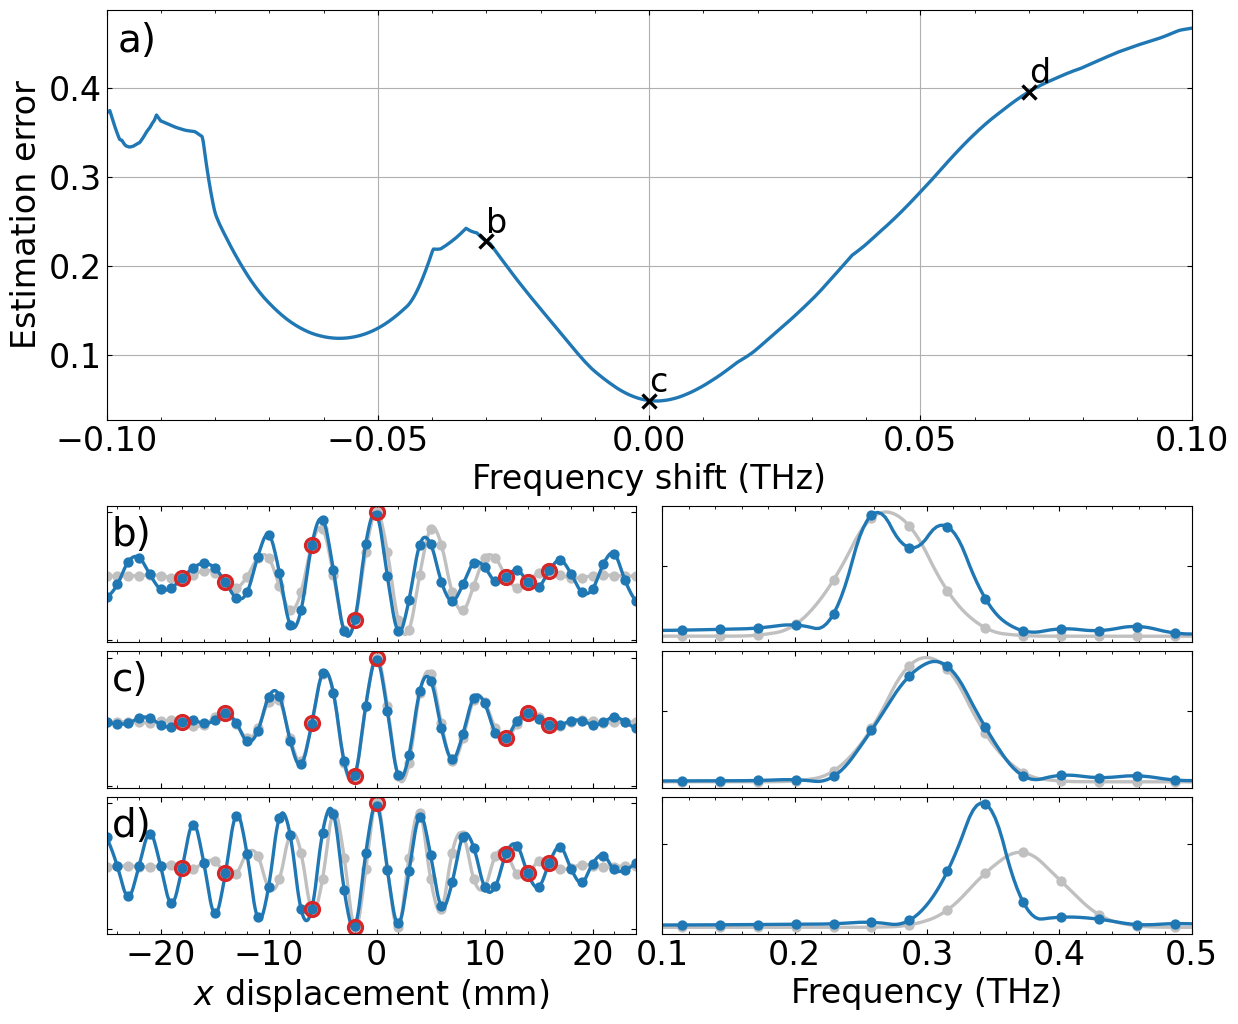
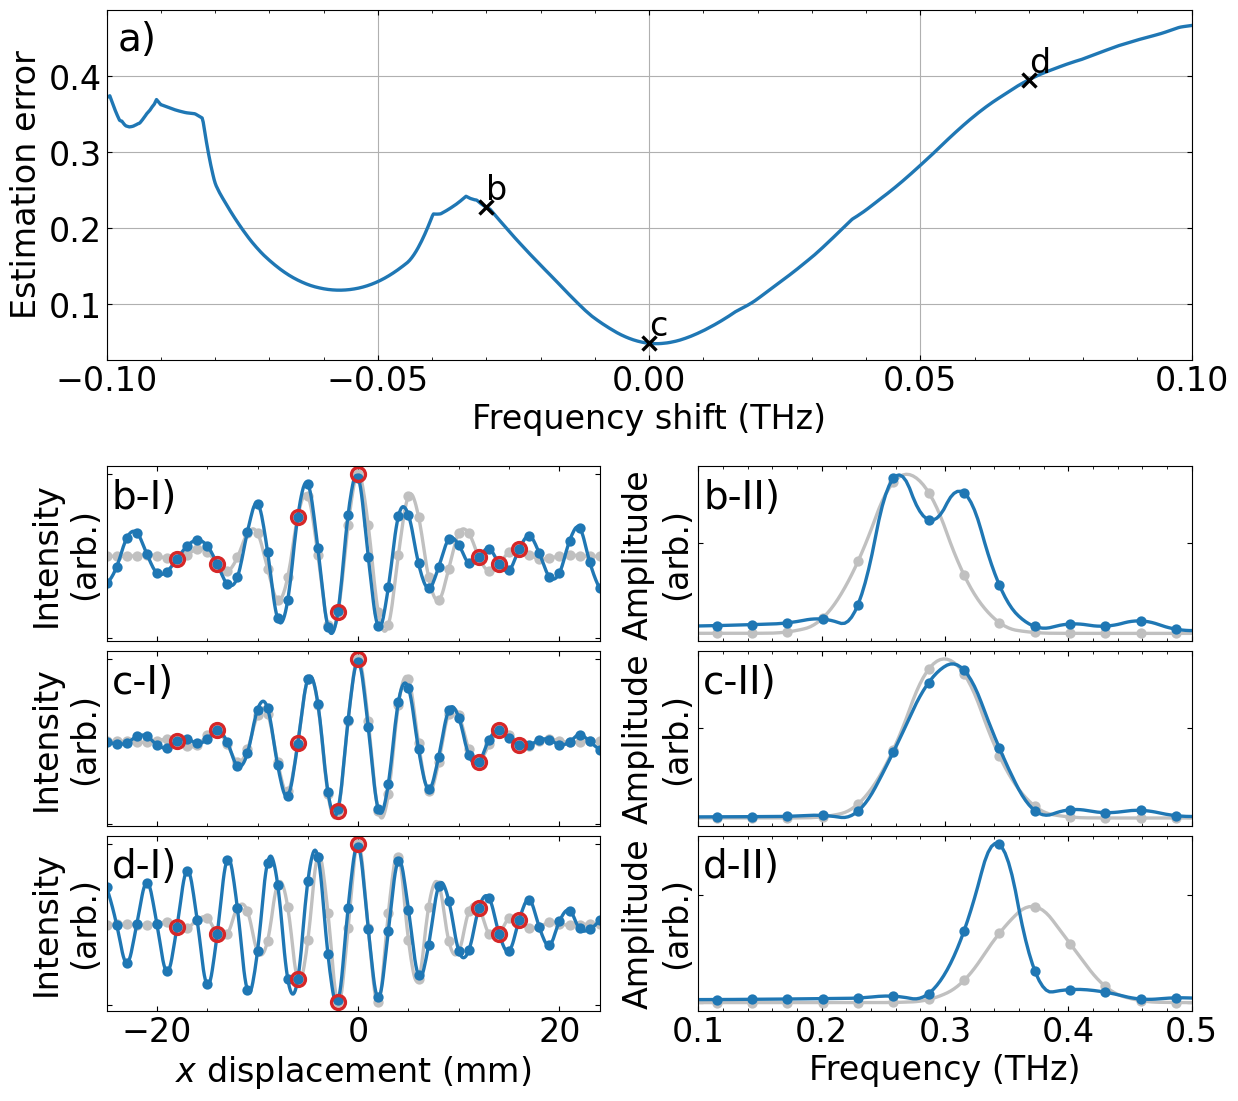
Unified diff of the notebook cell whose output changed from the first chart to the second:
--- before
+++ after
@@ -31,9 +31,9 @@
 axs_mosaic = [["a)", "a)"],
               ["", ""],
-              ["b)", "e)"],
-              ["c)", "f)"],
-              ["d)", "g)"]]
+              ["b-I)", "b-II)"],
+              ["c-I)", "c-II)"],
+              ["d-I)", "d-II)"]]
 
-fig, axs = plt.subplot_mosaic(axs_mosaic, figsize= (14,12), gridspec_kw= {"hspace": 0.05, "wspace": 0.05}, height_ratios= (3,0.5,1,1,1))
+fig, axs = plt.subplot_mosaic(axs_mosaic, figsize= (14,13), gridspec_kw= {"hspace": 0.05, "wspace": 0.2}, height_ratios= (2,0.5,1,1,1))
 
 axs["a)"].plot(shifts*1e-12, scores)
@@ -46,5 +46,5 @@
 
 for interfero_title, spectrum_title, target, target_DCT, target_FFT, reconstruction, reconstruction_DCT, reconstruction_FFT, shift, score, samples in \
-    zip(["b)","c)","d)"], ["e)", "f)", "g)"], examples["target"], examples["target_DCT"], examples["target_FFT"],examples["reconstruction"], examples["reconstruction_DCT"], examples["reconstruction_FFT"], examples["shift"], examples["score"], examples["samples"]):
+    zip(["b-I)","c-I)","d-I)"], ["b-II)", "c-II)", "d-II)"], examples["target"], examples["target_DCT"], examples["target_FFT"],examples["reconstruction"], examples["reconstruction_DCT"], examples["reconstruction_FFT"], examples["shift"], examples["score"], examples["samples"]):
     
     axs[interfero_title].plot(displacement, target, color= "silver", marker= ".", linestyle= "none")
@@ -53,6 +53,7 @@
     axs[interfero_title].plot(cs.interpolate(displacement), cs.interpolate(reconstruction), color= "tab:blue")
     axs[interfero_title].plot(displacement, samples, linestyle= "none", marker= "o", markerfacecolor= "none", markeredgecolor= "tab:red")
-    axs[interfero_title].set(xlim= (displacement.min(), displacement.max()))
+    axs[interfero_title].set(xlim= (displacement.min(), displacement.max()), ylabel= "Intensity\n(arb.)")
     axs[interfero_title].tick_params(labelbottom= False, labelleft= False)
+    axs[interfero_title].annotate(interfero_title, (0.01,0.93), xycoords= 'axes fraction', ha= "left", va= "top", fontsize= 28)
 
     axs[spectrum_title].plot(freqs, target_FFT, color= "silver", marker= ".", linestyle= "none")
@@ -60,15 +61,15 @@
     axs[spectrum_title].plot(freqs, reconstruction_FFT, color= "tab:blue", marker= ".", linestyle= "none")
     axs[spectrum_title].plot(cs.interpolate(freqs), cs.interpolate(reconstruction_FFT), color= "tab:blue")
-    axs[spectrum_title].set(xlim= (0.1, 0.5))
+    axs[spectrum_title].set(xlim= (0.1, 0.5), ylabel= "Amplitude\n(arb.)")
     axs[spectrum_title].tick_params(labelbottom= False, labelleft= False)
+    axs[spectrum_title].annotate(spectrum_title, (0.01,0.93), xycoords= 'axes fraction', ha= "left", va= "top", fontsize= 28)
 
-    axs[interfero_title].annotate(interfero_title, (0.01,0.93), xycoords= 'axes fraction', ha= "left", va= "top", fontsize= 28)
     axs["a)"].plot(shift*1e-12, score, marker= "x", color= "k")
-    axs["a)"].text(shift*1e-12, score +0.01, interfero_title.removesuffix(")"))
+    axs["a)"].text(shift*1e-12, score +0.01, interfero_title.removesuffix("-I)"))
 
-axs["d)"].set(xlabel= "$x$ displacement (mm)")
-axs["d)"].tick_params(labelbottom= True)
-axs["g)"].set(xlabel= "Frequency (THz)")
-axs["g)"].tick_params(labelbottom= True)
+axs["d-I)"].set(xlabel= "$x$ displacement (mm)")
+axs["d-I)"].tick_params(labelbottom= True)
+axs["d-II)"].set(xlabel= "Frequency (THz)")
+axs["d-II)"].tick_params(labelbottom= True)
 
 #fig.savefig("./graphs/frequency_shift_robustness_250.png", bbox_inches= "tight")

Commit: polishing up freq shift graph